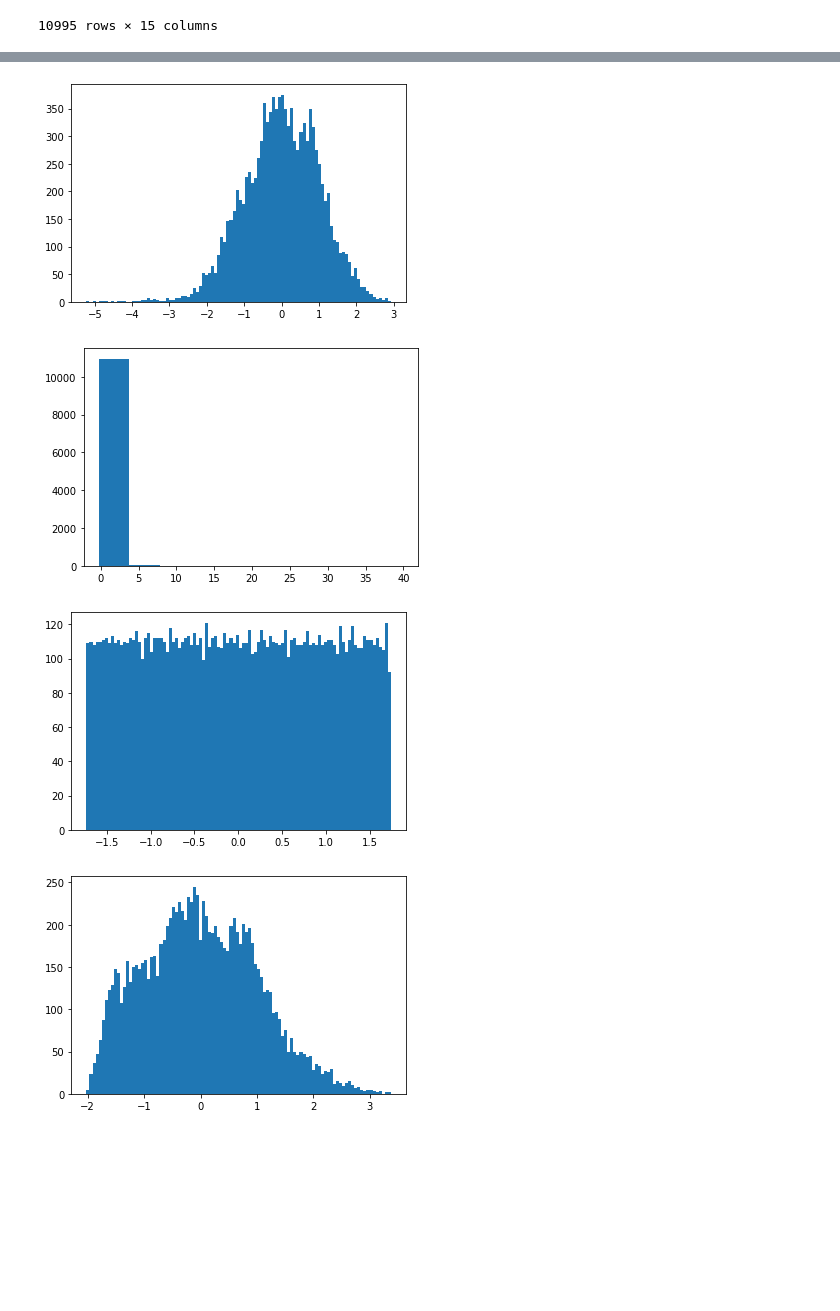
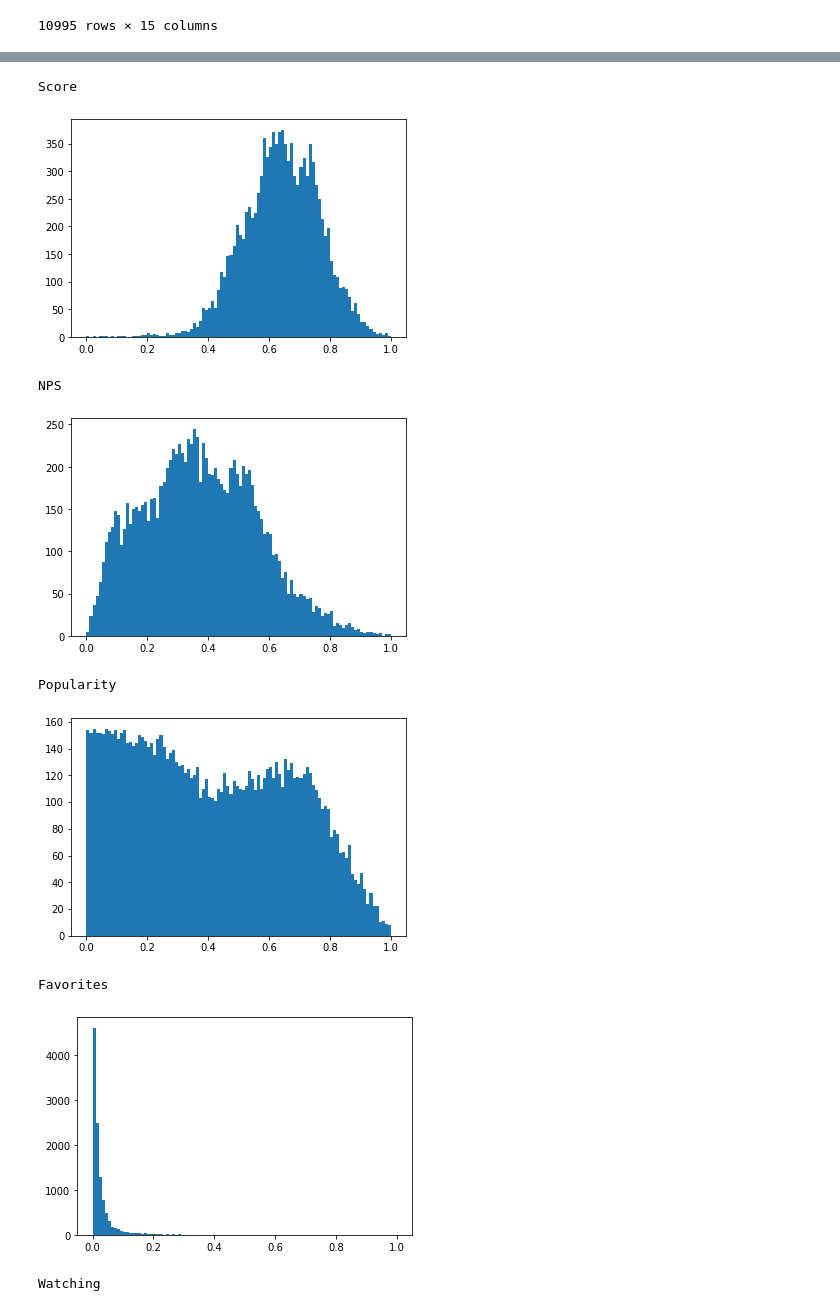
Before and after one commit to 1dimadim1/-PyLearn, a Jupyter notebook: HW2/HW2/HW2.2.ipynb, the cells around one changed output, grey strips where cells are left out. Saved outputs shown, nothing was run; the diff lists cells and outputs as text; code cells hidden in the pictures; blank space fills up the shorter version.

```diff
--- a/HW2/HW2/HW2.2.ipynb
+++ b/HW2/HW2/HW2.2.ipynb
@@ -13,7 +14,7 @@ df = pd.read_csv("./anime.csv")
 # sorted_ = df[["Name", "Score", "Genres","Episodes", "Ranked", "Popularity", "Members", "Favorites", "Watching", "Completed", "On-Hold", "Dropped", "Plan to Watch"]]
 sorted_ = df.drop(["English name", "Japanese name", "Aired" ,"Premiered", "Type",
                     "Producers", "Licensors", "Studios", "Source", "Duration", "Rating"], axis=1)
-sorted_ = sorted_[(sorted_["Score"] != "Unknown")& (sorted_["Episodes"] != "Unknown")& (sorted_["Ranked"] != "Unknown")]
+sorted_ = sorted_[(sorted_["Score"] != "Unknown")& (sorted_["Episodes"] != "Unknown")& (sorted_["Ranked"] != "Unknown")& (sorted_["Members"] != "0")]
 sorted_["Score-10"] = sorted_["Score-10"].apply(lambda x: 0.0 if x == "Unknown" else float(x))
 sorted_["Score-9"] = sorted_["Score-9"].apply(lambda x: 0.0 if x == "Unknown" else float(x))
 sorted_["Score-8"] = sorted_["Score-8"].apply(lambda x: 0.0 if x == "Unknown" else float(x))
@@ -50,9 +51,18 @@ sorted_
 | 17552 | 48456 | SK∞: Crazy Rock Jam | 6.52 | Comedy, Sports | 1 | 5799.0 | 4830 | 10722 | 167 | 739 | ... |
 10995 rows × 15 columns
 # %%
-normalized_df = pd.DataFrame(data=sorted_[["Score","Episodes", "Ranked", "NPS"]])
-x = normalized_df.values #returns a numpy array
-min_max_scaler = preprocessing.StandardScaler()
-x_scaled = min_max_scaler.fit_transform(x)
-normalized_df = pd.DataFrame(x_scaled)
-normalized_df
+norm_df = pd.DataFrame(data=sorted_[["Score", "NPS", "Popularity"]])
+norm_df["Favorites"] = sorted_["Favorites"]/sorted_["Members"]
+norm_df["Watching"] = sorted_["Watching"]/sorted_["Members"]
+norm_df["Completed"] = sorted_["Completed"]/sorted_["Members"]
+norm_df["On-Hold"] = sorted_["On-Hold"]/sorted_["Members"]
+norm_df["Dropped"] = sorted_["Dropped"]/sorted_["Members"]
+norm_df["Plan to Watch"] = sorted_["Plan to Watch"]/sorted_["Members"]
+
+
+# norm_df.fillna(0, inplace=True)
+norm_df.dropna(inplace=True)
+norm_df.isna().sum()
+
+scaler = preprocessing.MinMaxScaler()
+norm_df = pd.DataFrame(scaler.fit_transform(norm_df), columns=norm_df.columns)
@@ -73,14 +86,15 @@ normalized_df
 # %%
-plt.hist(normalized_df[0], bins=100)
-plt.show()
-plt.hist(normalized_df[1], bins=10)
-plt.show()
-plt.hist(normalized_df[2], bins=100)
-plt.show()
-plt.hist(normalized_df[3], bins=100)
-plt.show()
+for column in norm_df.columns.values:
+    print(column)
+    plt.hist(norm_df[column], bins=100)
+    plt.show()
 # %% [output]
+Score
-[figure, old version]
+[figure, new version]
+NPS
-[figure, old version]
+[figure, new version]
+Popularity
-[figure, old version]
+[figure, new version]
+Favorites
-[figure, old version]
+[figure, new version]
+Watching
```
Also changed, not shown: parts of 10 cells of this notebook, 1 other file.
